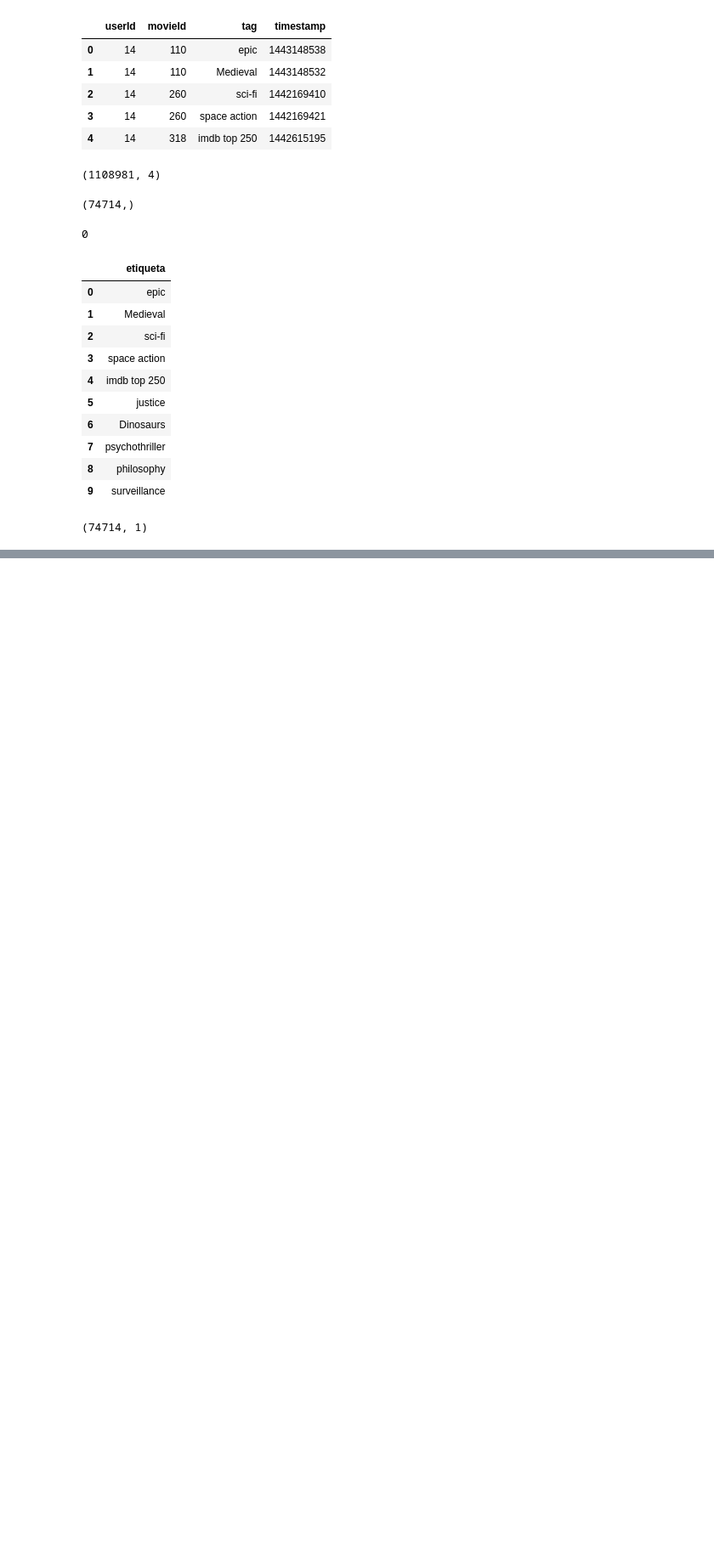
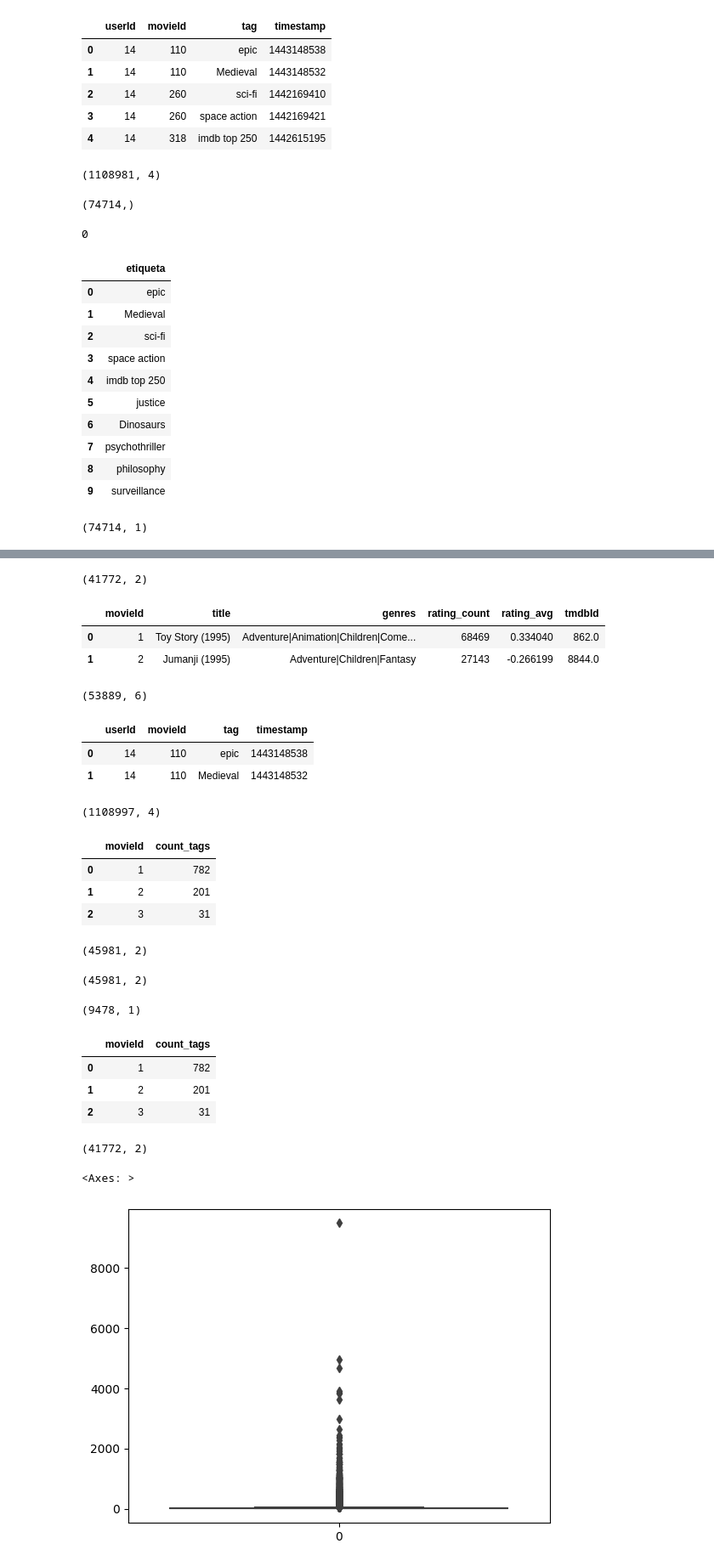
Before and after one commit to luismoroco/ScalableRecommendSystem, a Jupyter notebook: db-interact.ipynb, the cells around one changed output, grey strips where cells are left out. Shown at 85% size. Drawn from its saved outputs; the diff is of its cells as text; code cells hidden in the pictures; blank space fills up the shorter version.

```diff
--- a/db-interact.ipynb
+++ b/db-interact.ipynb
@@ -195,0 +275,4 @@ unique_tags.shape
+# %%
+df_tags_clean.shape
+# %% [output]
+(41772, 2)
@@ -195,0 +282,59 @@ unique_tags.shape
+# %%
+mov_clean = pd.read_csv('./data/preprocessed/movies_cleaned.csv')
+mov_clean.head(2)
+# %% [output]
+|  | movieId | title | genres | rating_count | rating_avg | tmdbId |
+| 0 | 1 | Toy Story (1995) | Adventure|Animation|Children|Come... | 68469 | 0.334040 | 862.0 |
+| 1 | 2 | Jumanji (1995) | Adventure|Children|Fantasy | 27143 | -0.266199 | 8844.0 |
+# %%
+mov_clean.shape
+# %% [output]
+(53889, 6)
+# %%
+tags_dir = pd.read_csv('./data/ml-latest/tags.csv')
+tags_dir.head(2)
+# %% [output]
+|  | userId | movieId | tag | timestamp |
+| 0 | 14 | 110 | epic | 1443148538 |
+| 1 | 14 | 110 | Medieval | 1443148532 |
+# %%
+tags_dir.shape
+# %% [output]
+(1108997, 4)
+# %%
+count_tags_p_movie = tags_dir.groupby('movieId').size().reset_index(name='count_tags')
+count_tags_p_movie.head(3)
+# %% [output]
+|  | movieId | count_tags |
+| 0 | 1 | 782 |
+| 1 | 2 | 201 |
+| 2 | 3 | 31 |
+# %%
+count_tags_p_movie.shape
+# %% [output]
+(45981, 2)
+# %%
+count_tags_p_movie.shape
+# %% [output]
+(45981, 2)
+# %%
+count_tags_p_movie['count_tags'].max(), count_tags_p_movie['count_tags'].min()
+# %% [output]
+(9478, 1)
+# %%
+tags_cleaned = count_tags_p_movie[count_tags_p_movie['movieId'].isin(mov_clean['movieId'])]
+tags_cleaned.head(3)
+# %% [output]
+|  | movieId | count_tags |
+| 0 | 1 | 782 |
+| 1 | 2 | 201 |
+| 2 | 3 | 31 |
+# %%
+tags_cleaned.shape
+# %% [output]
+(41772, 2)
+# %%
+sns.boxplot(tags_cleaned['count_tags'])
+# %% [output]
+<Axes: >
+[figure, added]
```
Also changed, not shown: parts of 20 cells of this notebook, 2 other files.
